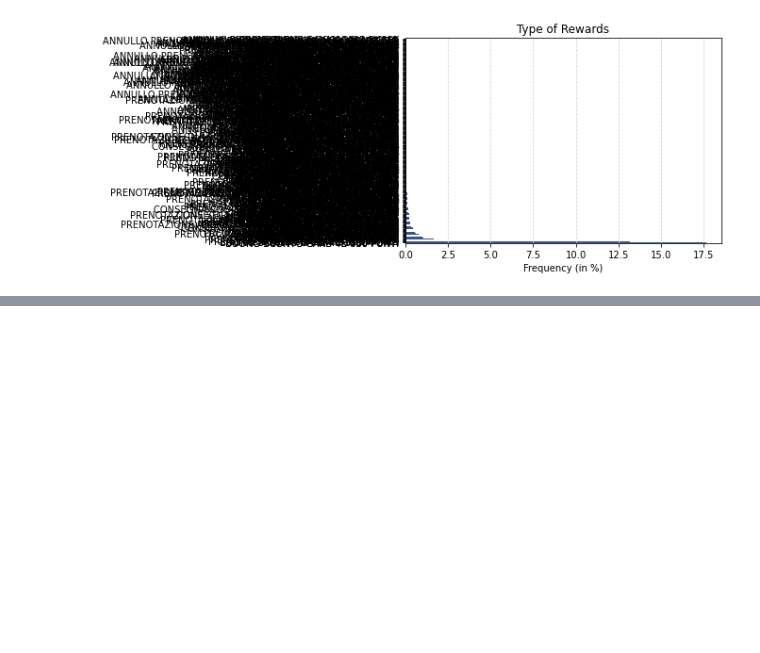
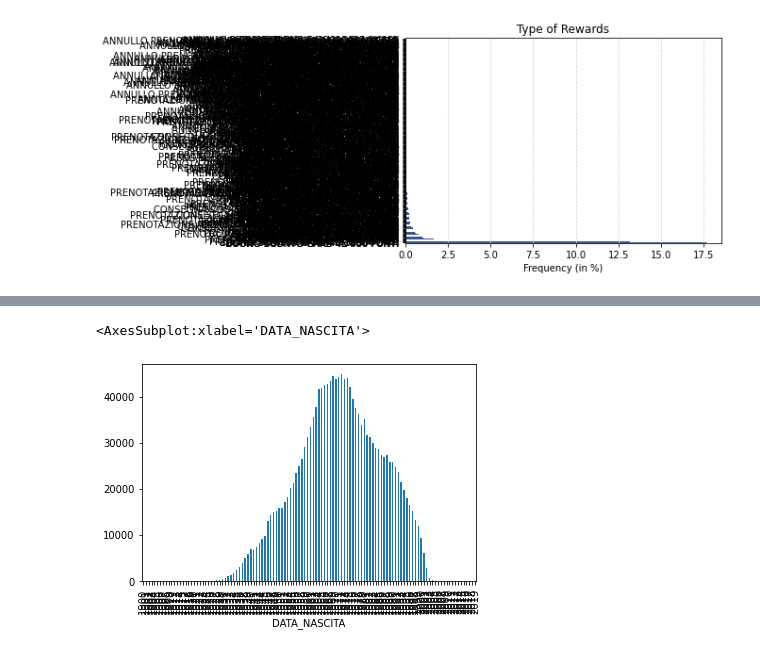
Before and after one commit to Rigtee/GBAC_Q8_2021, a Jupyter notebook: File_where_QDC_Works.ipynb, the cells around one changed output, grey strips where cells are left out. Saved outputs shown, nothing was run; the diff lists cells and outputs as text; code cells hidden in the pictures; blank space fills up the shorter version.

```diff
--- a/File_where_QDC_Works.ipynb
+++ b/File_where_QDC_Works.ipynb
@@ -313,0 +426,4 @@ plt.show()
+# %%
+dg["DATA_NASCITA"] = dg["DATA_NASCITA"].astype("datetime64")
+dg["DATA_NASCITA"] =dg["DATA_NASCITA"].dt.date
+dg["DATA_NASCITA"] = dg["DATA_NASCITA"].astype("datetime64")
@@ -313,0 +442,5 @@ plt.show()
+# %%
+dg['DATA_NASCITA'].groupby(dg['DATA_NASCITA'].dt.year).count().plot(kind="bar")
+# %% [output]
+<AxesSubplot:xlabel='DATA_NASCITA'>
+[figure, added]
```
Also changed, not shown: parts of 46 cells of this notebook.
